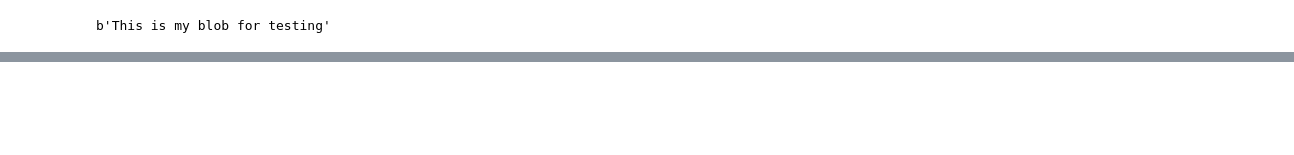
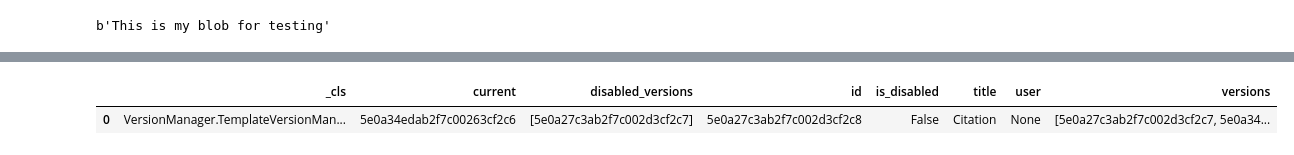
Before and after one commit to usnistgov/pycdcs, a Jupyter notebook: CDCS Data Management.ipynb, the cells around one changed output, grey strips where cells are left out. Saved outputs shown, nothing was run; the diff lists cells and outputs as text; code cells hidden in the pictures; blank space fills up the shorter version.

```diff
--- a/CDCS Data Management.ipynb
+++ b/CDCS Data Management.ipynb
@@ -283,0 +472,5 @@ Successfully deleted blob "blob" (5de5477398caa900282b8226)
+# %%
+curator.get_template_managers('Citation')
+# %% [output]
+|  | _cls | current | disabled_versions | id | is_disabled | title | user | versions |
+| 0 | VersionManager.TemplateVersionMan... | 5e0a34edab2f7c00263cf2c6 | [5e0a27c3ab2f7c002d3cf2c7] | 5e0a27c3ab2f7c002d3cf2c8 | False | Citation | None | [5e0a27c3ab2f7c002d3cf2c7, 5e0a34... |
```
Also changed, not shown: parts of 66 cells of this notebook, 2 other files.
